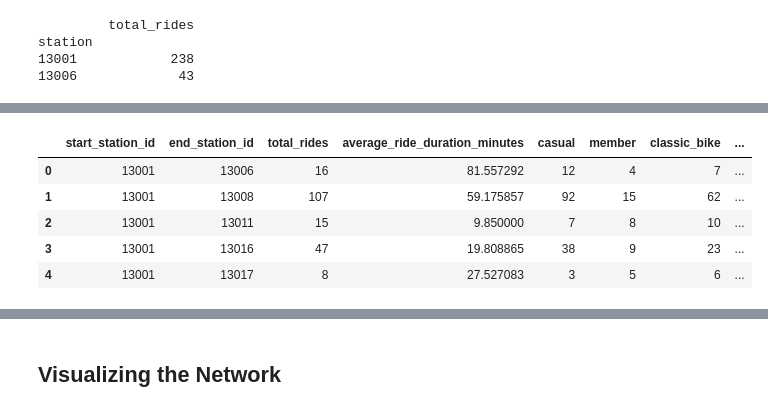
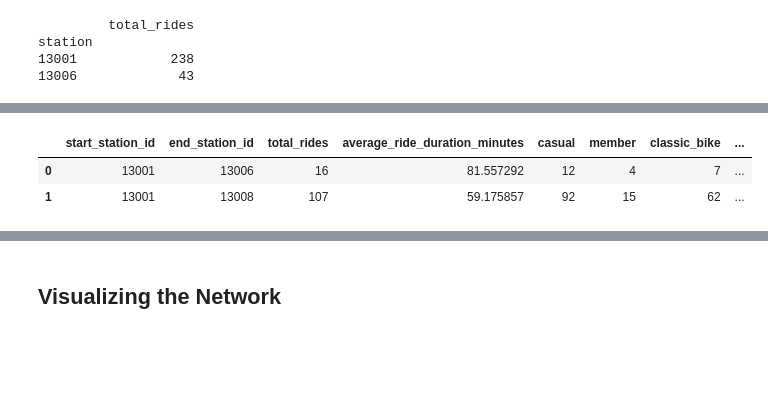
Before and after one commit to enidroman/Data-620-Web-Analysis, a Jupyter notebook: Project1_Bikeshare_Network_Analysis.ipynb, the cells around one changed output, grey strips where cells are left out. Cells and saved outputs as stored; diff of their text form; code cells hidden in the pictures; blank space fills up the shorter version.

```diff
--- a/Project1_Bikeshare_Network_Analysis.ipynb
+++ b/Project1_Bikeshare_Network_Analysis.ipynb
@@ -155,21 +166,18 @@ for node in G.nodes(data=True):
 # %%
-#Aggregate data for edge attributes:
+# Aggregate data for edge attributes
 edge_aggregates = df.drop(df[df.start_station_id == df.end_station_id].index).groupby(['start_station_id', 'end_station_id']).agg(
     total_rides=('ride_id', 'count'),
     average_ride_duration_minutes=('ride_duration_minutes', 'mean'),
     casual=('member_casual', lambda x: (x == 'casual').sum()),
     member=('member_casual', lambda x: (x == 'member').sum()),
     classic_bike=('rideable_type', lambda x: (x == 'classic_bike').sum()),
     docked_bike=('rideable_type', lambda x: (x == 'docked_bike').sum()),
     electric_bike=('rideable_type', lambda x: (x == 'electric_bike').sum())
 ).reset_index()
 
-edge_aggregates.head()
+edge_aggregates.head(2)
 # %% [output]
 |  | start_station_id | end_station_id | total_rides | average_ride_duration_minutes | casual | member | classic_bike | ... |
 | 0 | 13001 | 13006 | 16 | 81.557292 | 12 | 4 | 7 | ... |
 | 1 | 13001 | 13008 | 107 | 59.175857 | 92 | 15 | 62 | ... |
-| 2 | 13001 | 13011 | 15 | 9.850000 | 7 | 8 | 10 | ... |
-| 3 | 13001 | 13016 | 47 | 19.808865 | 38 | 9 | 23 | ... |
-| 4 | 13001 | 13017 | 8 | 27.527083 | 3 | 5 | 6 | ... |
 # %%
```
Also changed, not shown: parts of 31 cells of this notebook.
